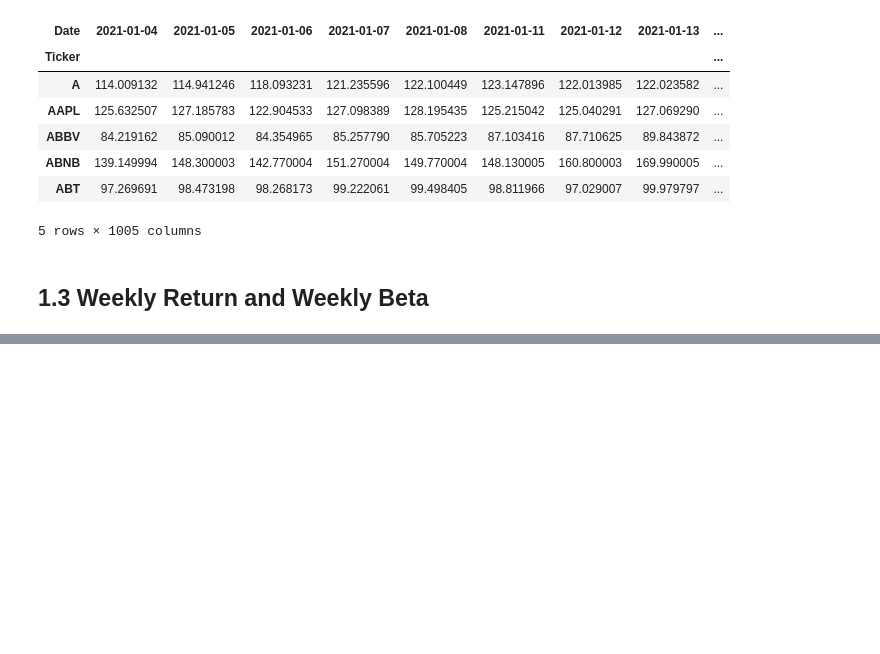
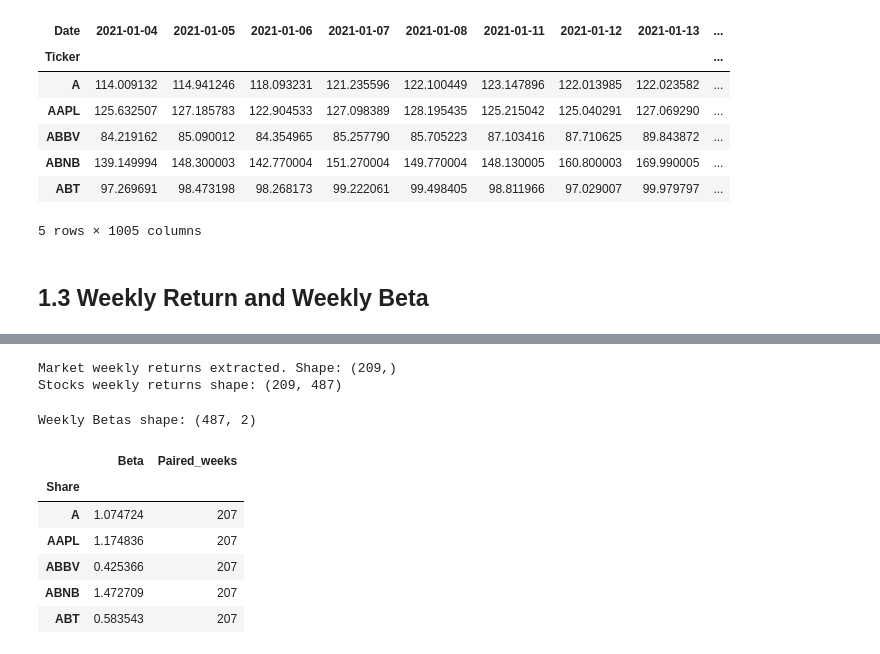
Before and after one commit to Govindu-Sathruwan/CRM-CM-CW1, a Jupyter notebook: CRM_&_CM_CW1.ipynb, the cells around one changed output, grey strips where cells are left out. Drawn from its saved outputs; the diff is of its cells as text; code cells hidden in the pictures; blank space fills up the shorter version.

```diff
--- a/CRM_&_CM_CW1.ipynb
+++ b/CRM_&_CM_CW1.ipynb
@@ -237,0 +315,27 @@ Volume Shape:    (488, 1005)
+# %%
+# Extract market weekly returns (^GSPC) from the overall weekly_returns DataFrame
+market_weekly_returns = weekly_returns['^GSPC']
+
+# Drop the benchmark from the individual stocks' returns
+stock_weekly_returns = weekly_returns.drop(columns=['^GSPC'])
+
+print("Market weekly returns extracted. Shape:", market_weekly_returns.shape)
+print("Stocks weekly returns shape:", stock_weekly_returns.shape)
+# %% [output]
+Market weekly returns extracted. Shape: (209,)
+Stocks weekly returns shape: (209, 487)
+# %%
+# Calculate weekly betas
+weekly_betas_df = calculate_weekly_beta(stock_weekly_returns, market_weekly_returns)
+
+print("Weekly Betas shape:", weekly_betas_df.shape)
+display(weekly_betas_df.head())
+# %% [output]
+Weekly Betas shape: (487, 2)
+|  | Beta | Paired_weeks |
+| Share |  |  |
+| A | 1.074724 | 207 |
+| AAPL | 1.174836 | 207 |
+| ABBV | 0.425366 | 207 |
+| ABNB | 1.472709 | 207 |
+| ABT | 0.583543 | 207 |
```
Also changed, not shown: parts of 5 cells of this notebook.
